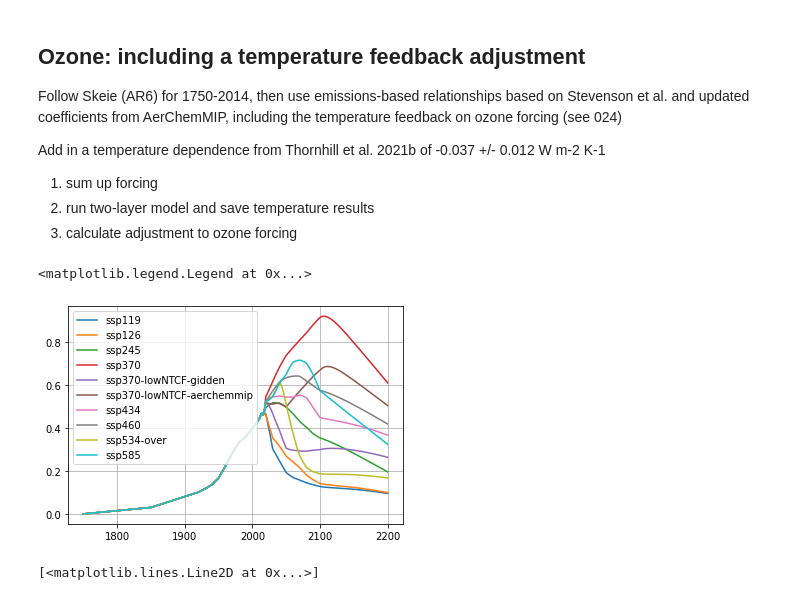
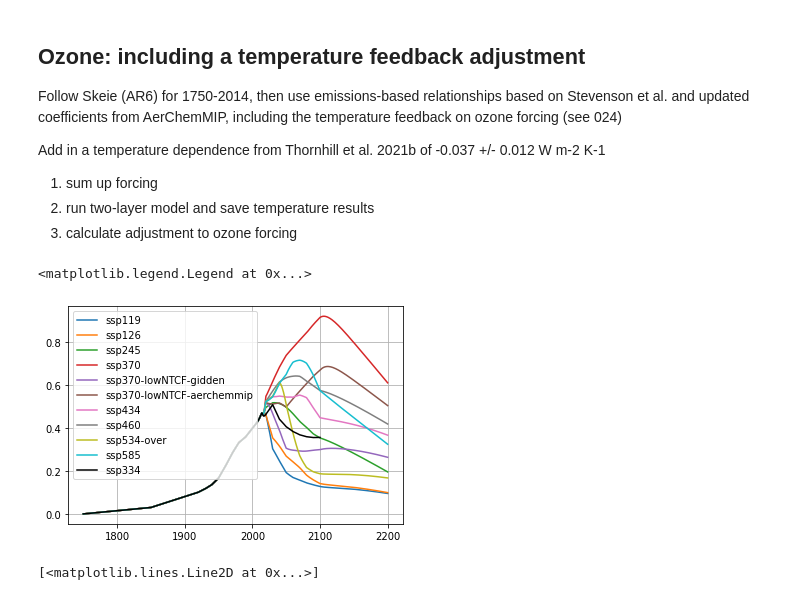
Before and after one commit to chrisroadmap/ar6, a Jupyter notebook: notebooks/110_chapter4_SSP_ERF.ipynb, the cells around one changed output. Drawn from its saved outputs; the diff is of its cells as text; code cells hidden in the pictures.

```diff
--- a/notebooks/110_chapter4_SSP_ERF.ipynb
+++ b/notebooks/110_chapter4_SSP_ERF.ipynb
@@ -427,4 +507,17 @@ for scenario in scenarios:
     lusf2019 = -0.20/(f(2019)-f(1750))
     forcing[scenario]['land_use'][:269] = lusf2019*(f(np.arange(1750,2019))-f(1750))
     pl.plot(np.arange(1750, 2501), forcing[scenario]['land_use'])
+
+lusf2019 = -0.20/np.cumsum(emissions.loc[(emissions['Scenario']=='ssp245')&(emissions['Region']=='World')&(emissions['Variable']=='Emissions|CO2|MAGICC AFOLU'),'1750':'2020'].interpolate(axis=1, pad=True).values.squeeze())[269]  # include irrigation of -0.05 in Sherwood et al
+co2 = np.ones(751) * np.nan
+df = pd.read_csv('../data_input/IIASA_SSP_Scenario_Database/AIM-CGE_ssp334.csv')
+f = interp1d([2005,2010,2020,2030,2040,2050,2060,2070,2080,2090,2100], df.loc[(df['SCENARIO']=='ssp334')&(df['VARIABLE']=="Emissions|CO2|Land Use"), "2005":"2100"].squeeze().values)
+co2[:265] = emissions.loc[(emissions['Scenario']=='ssp245')&(emissions['Region']=='World')&(emissions['Variable']=='Emissions|CO2|MAGICC AFOLU'),'1750':'2014'].interpolate(axis=1, pad=True).values.squeeze()
+co2[265:351] = f(np.arange(2015,2101))
+forcing['ssp334']['land_use'] = np.cumsum(co2) * lusf2019
+#co2[265:270] = np.linspace(1,0.2,5) * emissions_ceds_update.loc[2015:2019,'BC'].values + np.linspace(0,0.8,5) * bc[265:270]
+f = interp1d(ghimire['year'], ghimire['flux'], kind='linear', fill_value='extrapolate', bounds_error=False)
+lusf2019 = -0.20/(f(2019)-f(1750))
+forcing['ssp334']['land_use'][:269] = lusf2019*(f(np.arange(1750,2019))-f(1750))
+pl.plot(np.arange(1750, 2501), forcing['ssp334']['land_use'])
 # %% [output]
@@ -521,5 +658,5 @@ for scenario in scenarios:
         concentrations_out[scenario][gas] = conc
         forcing[scenario][gas] = ((conc - conc[0]) * radeff[gas] * 0.001) * trop_adjustment_scale[gas]
         forcing[scenario]['other_wmghg'] = forcing[scenario]['other_wmghg'] + forcing[scenario][gas]
-    pl.plot(np.arange(2005,2030), forcing[scenario]['other_wmghg'][255:280])
+    pl.plot(np.arange(2005,2101), forcing[scenario]['other_wmghg'][255:351])
 # %% [output]
@@ -527,9 +668,11 @@ for scenario in scenarios:
+# %%
+forcing['ssp334']['other_wmghg'] = np.copy(forcing['ssp119']['other_wmghg'])
 # %% [markdown]
 ## Stratospheric water vapour
 # %%
 forcing_ar6 = pd.read_csv('../data_output/AR6_ERF_1750-2019.csv')
 
-for scenario in scenarios:
+for scenario in scenarios_full:
     forcing[scenario]['h2o_stratospheric'] = forcing[scenario]['ch4']/(forcing_ar6['ch4'].values[269] - forcing_ar6['ch4'].values[0]) * 0.05
 # %% [markdown]
 ## Ozone: including a temperature feedback adjustment
@@ -567,34 +710,80 @@ for scenario in tqdm(scenarios):
 
 #     ozone_rad_eff = {
 #         'CH4' : 2.33379720e-04,
 #         'N2O' : 1.27179106e-03,
 #         'ODS' : -6.69347820e-05,
 #         'CO' : 1.14647701e-04,
 #         'VOC' : 5.14366051e-12,
 #         'NOx' : 1.15151346e-03
 #     }
 
     forcing[scenario]['o3'] = np.zeros(751)
 
     forcing[scenario]['o3'][:265] = skeie_total[:265]
 
     forcing[scenario]['o3'][265:] = (
         ozone_rad_eff['CH4'] * (ch4[265:]-ch4[0]) +
         ozone_rad_eff['N2O'] * (n2o[265:]-n2o[0]) +
         ozone_rad_eff['ODS'] * (ods[265:]-ods[0]) +
         ozone_rad_eff['CO'] * (co[265:]-co[0]) +
         ozone_rad_eff['VOC'] * (voc[265:]-voc[0]) +
         ozone_rad_eff['NOx'] * (nox[265:]-nox[0])
     ).values
 
     forcing[scenario]['o3'][264:270] = np.linspace(1.0,0.0,6) * skeie_total[264:270] + np.linspace(0,1,6) * forcing[scenario]['o3'][264:270]
 
     pl.plot(np.arange(1750,2201), forcing[scenario]['o3'][:451], label=scenario)
 pl.grid()
+
+# ssp334
+df = pd.read_csv('../data_input/IIASA_SSP_Scenario_Database/AIM-CGE_ssp334.csv')
+
+ch4 = np.zeros(751)
+n2o = np.zeros(751)
+
+ch4[:265] = ghg_obs['CH4'].values[:265]
+n2o[:265] = ghg_obs['N2O'].values[:265]
+
+f = interp1d([2005,2010,2020,2030,2040,2050,2060,2070,2080,2090,2100], df.loc[(df['SCENARIO']=='ssp334')&(df['VARIABLE']=="Diagnostics|MAGICC6|Concentration|CH4"), "2005":"2100"].squeeze().values)
+ch4[265:351] = f(np.arange(2015,2101))
+ch4[264:270] = np.linspace(1.0,0.0,6) * ghg_obs['CH4'].values[264:270] + np.linspace(0,1,6) * ch4[264:270]
+
+f = interp1d([2005,2010,2020,2030,2040,2050,2060,2070,2080,2090,2100], df.loc[(df['SCENARIO']=='ssp334')&(df['VARIABLE']=="Diagnostics|MAGICC6|Concentration|N2O"), "2005":"2100"].squeeze().values)
+n2o[265:351] = f(np.arange(2015,2101))
+n2o[264:270] = np.linspace(1.0,0.0,6) * ghg_obs['N2O'].values[264:270] + np.linspace(0,1,6) * n2o[264:270]
+
+# Terje: use CFCs from SSP434
+ods = np.zeros((751))
+for specie in ods_species:
+    this_ods = concentrations.loc[(concentrations['Scenario']=='ssp434')&(concentrations['Region']=='World')&(concentrations.Variable.str.endswith(specie)),'1750':'2500'].values.squeeze()
+    this_ods[:265] = ghg_obs.loc[:2014,rcmip_to_ghg_names[specie]].values.squeeze()
+    this_ods[264:270] = np.linspace(1.0,0.0,6) * ghg_obs.loc[2014:2019,rcmip_to_ghg_names[specie]].values.squeeze() + np.linspace(0,1,6) * this_ods[264:270]
+    ods = ods + (eesc(this_ods, specie))
+co = new_emissions['ssp334']['CO']
+nox = new_emissions['ssp334']['NOx']
+voc = new_emissions['ssp334']['VOC']
+
+forcing['ssp334']['o3'] = np.zeros(751)
+
+forcing['ssp334']['o3'][:265] = skeie_total[:265]
+
+forcing['ssp334']['o3'][265:] = (
+    ozone_rad_eff['CH4'] * (ch4[265:]-ch4[0]) +
+    ozone_rad_eff['N2O'] * (n2o[265:]-n2o[0]) +
+    ozone_rad_eff['ODS'] * (ods[265:]-ods[0]) +
+    ozone_rad_eff['CO'] * (co[265:]-co[0]) +
+    ozone_rad_eff['VOC'] * (voc[265:]-voc[0]) +
+    ozone_rad_eff['NOx'] * (nox[265:]-nox[0])
+).values
+
+forcing['ssp334']['o3'][264:270] = np.linspace(1.0,0.0,6) * skeie_total[264:270] + np.linspace(0,1,6) * forcing['ssp334']['o3'][264:270]
+
+pl.plot(np.arange(1750,2201), forcing['ssp334']['o3'][:451], label='ssp334', color='k')
+
 pl.legend()
 # %% [output]
 <matplotlib.legend.Legend at 0x...>
-[figure, old version]
+[figure, new version]
 # %%
 with open("../data_input/tunings/cmip6_twolayer_tuning_params.json", "r") as read_file:
     cmip6_models = json.load(read_file)
```
Also changed, not shown: parts of 33 cells of this notebook, 7 other files.
